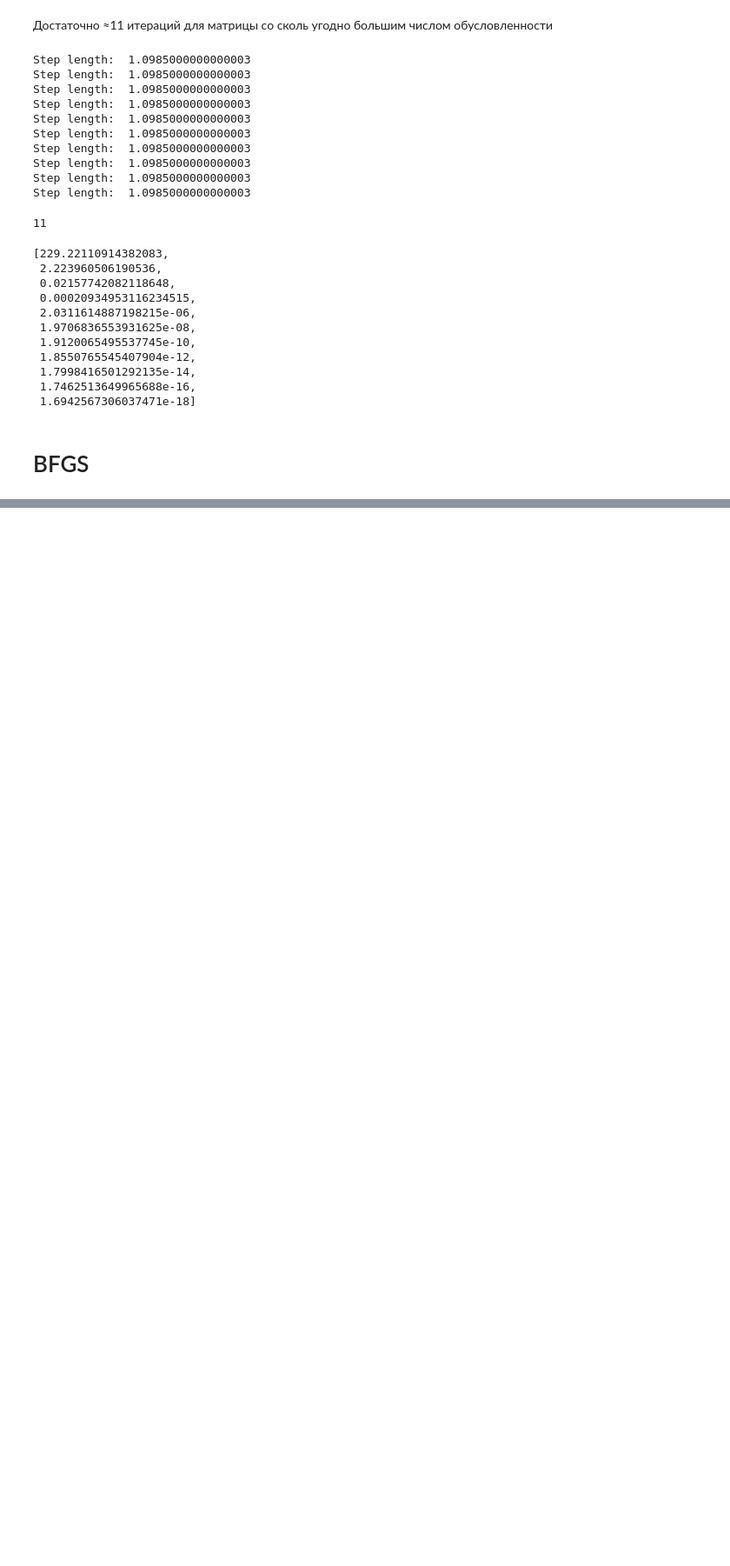
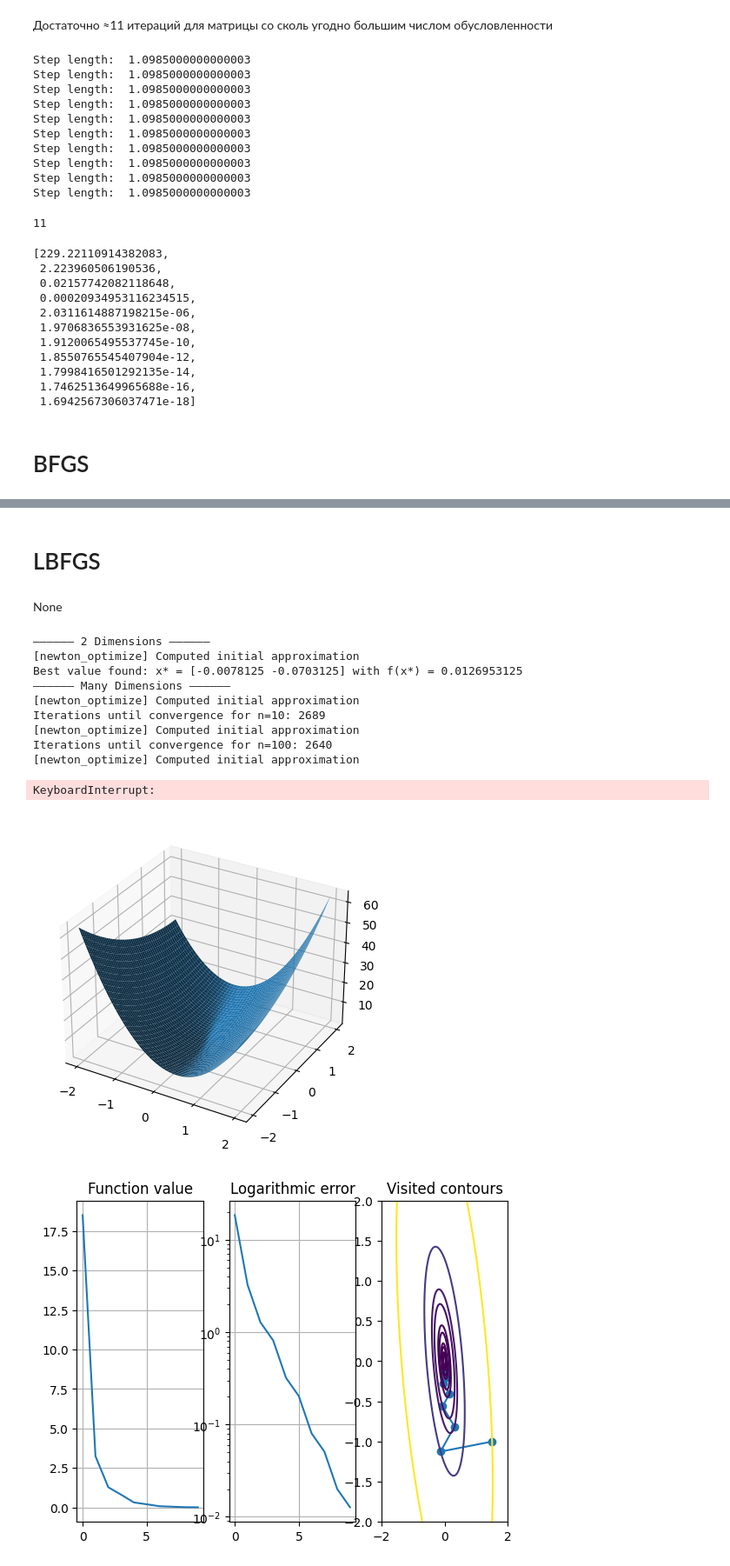
Before and after one commit to spanish-inquisition-optimization/HighOrderOptimization, a Jupyter notebook: part_1.ipynb, the cells around one changed output, grey strips where cells are left out. Shown at 87% size. Cells and saved outputs as stored; diff of their text form; code cells hidden in the pictures; blank space fills up the shorter version.

Commit message:
Test BFGS and LBFGS at full suite

```diff
--- a/part_1.ipynb
+++ b/part_1.ipynb
@@ -58,6 +58,26 @@ symmetric_hessian_computer(q)(x)
 # %% [output]
 array([[20.00000165,  3.99985822],
        [ 3.99985822,  3.99992928]])
+# %%
+def evaluate_quasi_newton_method(get_approximator, get_initial_approximator):
+    print("—————— 2 Dimensions ——————")
+
+    roi = SearchRegion2d((-2, 2), (-2, 2))
+    visualize_function_3d(q, roi)
+
+    visualize_optimizing_process(q, roi, np.array(newton_optimize(
+        q, q.gradient_function(), get_approximator(q), np.array([1.5, -1.]), wolfe_conditions_search(0.1, 0.9), point_number_terminate_condition(10), get_initial_approximator(q)
+    )), 0)
+
+    print("—————— Many Dimensions ——————")
+
+    for n in [10, 100, 1000, 2000]:
+        form = generate_positive_definite_quadratic_form(n, 1000, random_orthonormal_basis)
+        bfgs_points = newton_optimize(form, form.gradient_function(), get_approximator(form), random_normalized_vector(form.n),
+                                      wolfe_conditions_search(0.1, 0.9),
+                                      # fibonacci_search(30),
+                                      precision_termination_condition, get_initial_approximator(form))
+        print(f"Iterations until convergence for n={n}: {len(bfgs_points)}")
 # %% [markdown]
 # Метод Ньютона
 # %%
@@ -141,0 +164,19 @@ Best value found: x* = [-9.53545419e-09  8.52754320e-08] with f(x*) = 1.22004875
+# %% [markdown]
+# LBFGS
+# %% [markdown]
+None
+# %%
+evaluate_quasi_newton_method(lambda f: GivenNewtonDirectionApproximator(lambda x: None), lambda f: none_approximation)
+# %% [output]
+—————— 2 Dimensions ——————
+[newton_optimize] Computed initial approximation
+Best value found: x* = [-0.0078125 -0.0703125] with f(x*) = 0.0126953125
+—————— Many Dimensions ——————
+[newton_optimize] Computed initial approximation
+Iterations until convergence for n=10: 2689
+[newton_optimize] Computed initial approximation
+Iterations until convergence for n=100: 2640
+[newton_optimize] Computed initial approximation
+KeyboardInterrupt:
+[figure, added]
+[figure, added]
```
Also changed, not shown: parts of 10 cells of this notebook, 2 other files.
